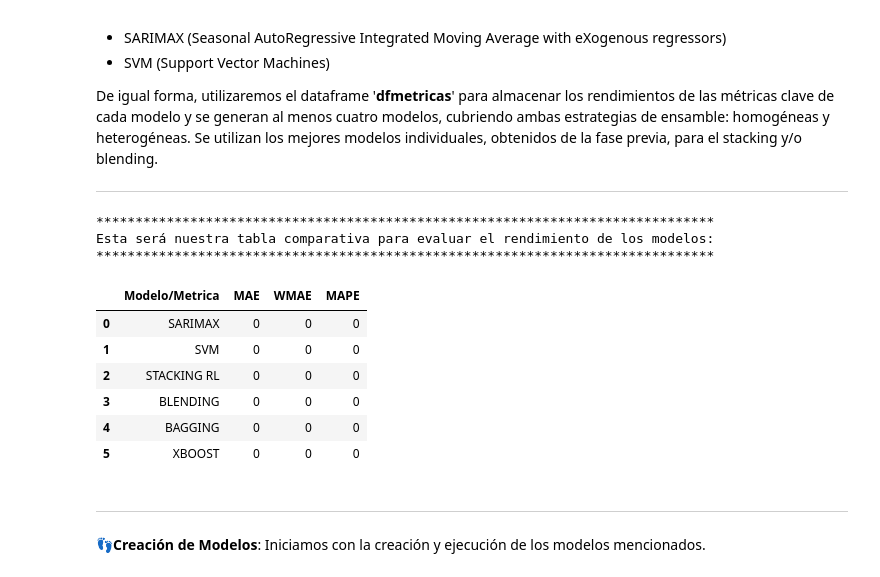
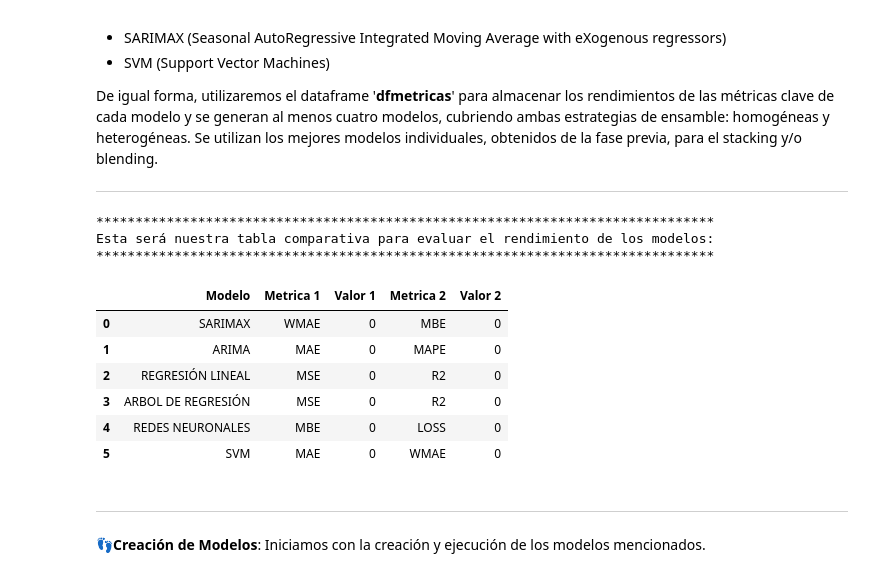
Before and after one commit to A01793509/Equipo_44, a Jupyter notebook: Avance5_44.ipynb, the cells around one changed output. Cells and saved outputs as stored; diff of their text form; code cells hidden in the pictures.

```diff
--- a/Avance5_44.ipynb
+++ b/Avance5_44.ipynb
@@ -275,22 +298,21 @@ De igual forma, utilizaremos el dataframe '**dfmetricas**' para almacenar los re
 ---
 # %%
 #Creamos el dataframe para almacenar las diferentes metricas calculadas para cada uno de los 6 modelos
-#data  = {'Modelo/Metrica': ['MAE','WMAE','MAPE'],'SARIMAX': [0,0,0],'SVM':[0,0,0],'STACKING RL': [0,0,0],'BLENDING':[0,0,0],'BAGGING':[0,0,0],'BOOSTING':[0,0,0] }
-data  = {'Modelo/Metrica': ['SARIMAX','SVM','STACKING RL','BLENDING','BAGGING','XBOOST'],'MAE': [0,0,0,0,0,0],'WMAE': [0,0,0,0,0,0],'MAPE': [0,0,0,0,0,0]}
+data  = {'Modelo': ['SARIMAX','ARIMA','REGRESIÓN LINEAL','ARBOL DE REGRESIÓN','REDES NEURONALES','SVM'],'Metrica 1': ['WMAE','MAE','MSE','MSE','MBE','MAE'],'Valor 1':[0,0,0,0,0,0],'Metrica 2': ['MBE','MAPE','R2','R2','LOSS','WMAE'],'Valor 2':[0,0,0,0,0,0] }
 dfmetricas = pd.DataFrame(data)
 print("*******************************************************************************")
 print("Esta será nuestra tabla comparativa para evaluar el rendimiento de los modelos:")
 print("*******************************************************************************")
 
 dfmetricas
 # %% [output]
 *******************************************************************************
 Esta será nuestra tabla comparativa para evaluar el rendimiento de los modelos:
 *******************************************************************************
-|  | Modelo/Metrica | MAE | WMAE | MAPE |
-| 0 | SARIMAX | 0 | 0 | 0 |
-| 1 | SVM | 0 | 0 | 0 |
-| 2 | STACKING RL | 0 | 0 | 0 |
-| 3 | BLENDING | 0 | 0 | 0 |
-| 4 | BAGGING | 0 | 0 | 0 |
-| 5 | XBOOST | 0 | 0 | 0 |
+|  | Modelo | Metrica 1 | Valor 1 | Metrica 2 | Valor 2 |
+| 0 | SARIMAX | WMAE | 0 | MBE | 0 |
+| 1 | ARIMA | MAE | 0 | MAPE | 0 |
+| 2 | REGRESIÓN LINEAL | MSE | 0 | R2 | 0 |
+| 3 | ARBOL DE REGRESIÓN | MSE | 0 | R2 | 0 |
+| 4 | REDES NEURONALES | MBE | 0 | LOSS | 0 |
+| 5 | SVM | MAE | 0 | WMAE | 0 |
```
Also changed, not shown: parts of 75 cells of this notebook.
